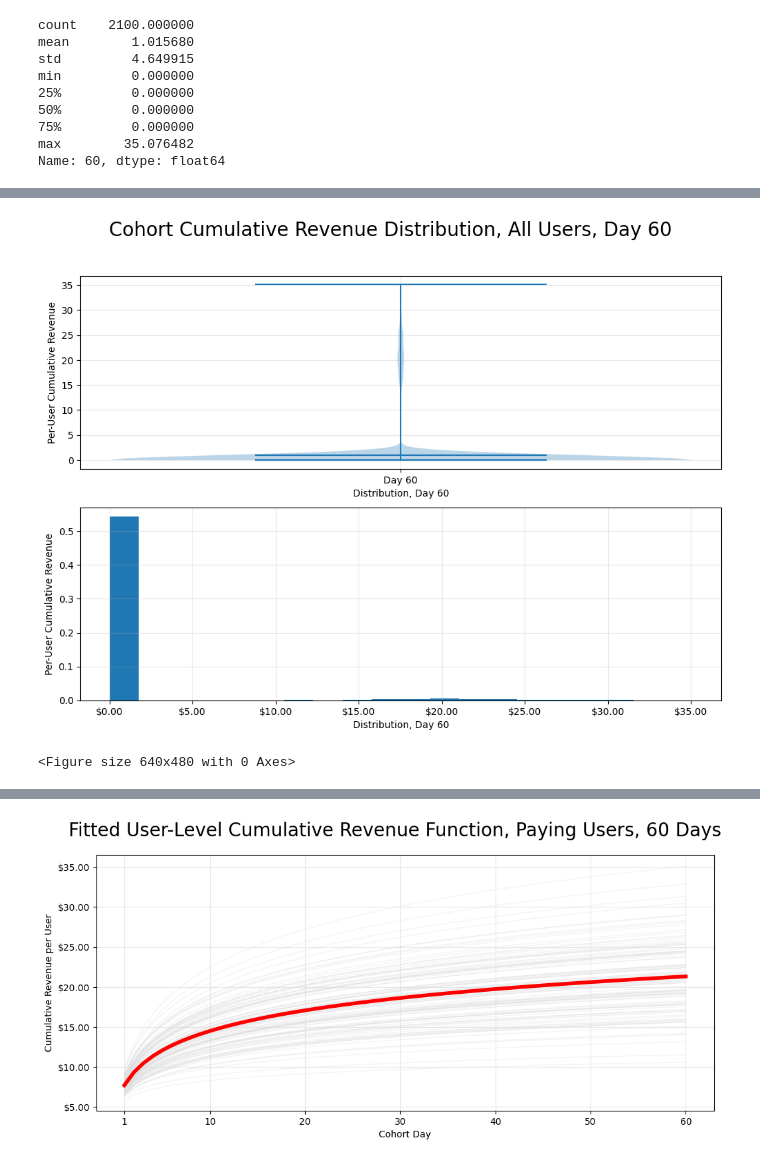
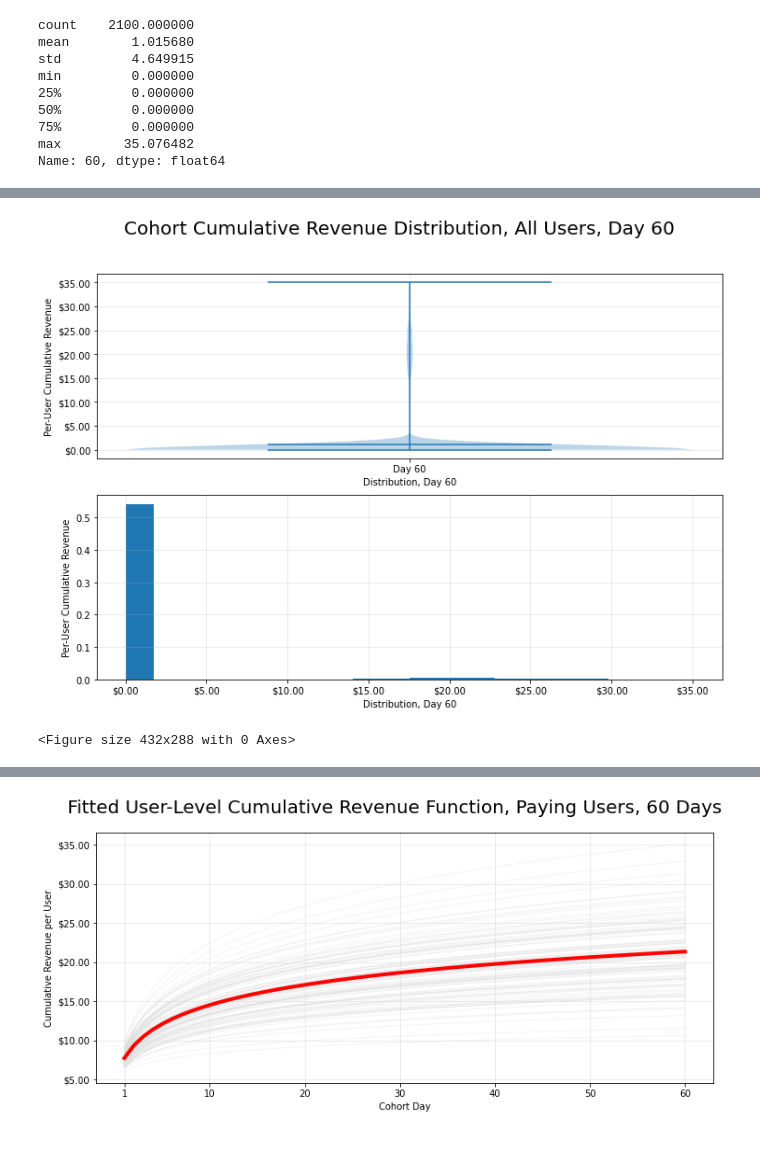
Before and after one commit to ESeufert/MDM_POSTS, a Jupyter notebook: POSTS/bootstrap_ltv/notebook.ipynb, the cells around one changed output, grey strips where cells are left out. Saved outputs shown, nothing was run; the diff lists cells and outputs as text; code cells hidden in the pictures.

```diff
--- a/POSTS/bootstrap_ltv/notebook.ipynb
+++ b/POSTS/bootstrap_ltv/notebook.ipynb
@@ -100,36 +100,36 @@ fig, axes = plt.subplots( 2, 1, figsize=( 12, 8 ) )
 ## violin plot
 axes[ 0 ].violinplot( users_df.loc[ :, 60 ],
                   showmeans=True,
                   showmedians=False )
 
 axes[ 0 ].grid( alpha=0.3 )
 
 y_tick = mtick.StrMethodFormatter( '${x:,.2f}' )
-ax.yaxis.set_major_formatter( y_tick )
+axes[ 0 ].yaxis.set_major_formatter( y_tick )
 
 axes[ 0 ].set_xlabel( "Distribution, Day 60" )
 axes[ 0 ].set_ylabel( "Per-User Cumulative Revenue" )
 
 axes[ 0 ].set_xticks( [ 1 ] )
 axes[ 0 ].set_xticklabels( [ "Day 60" ] )
 
 ## histogram
 axes[ 1 ].hist( users_df.loc[ :, 60 ], density=True, bins=20 )
 axes[ 1 ].grid( alpha=0.3 )
 
 x_tick = mtick.StrMethodFormatter( '${x:,.2f}' )
 axes[ 1 ].xaxis.set_major_formatter( x_tick )
 
 axes[ 1 ].set_xlabel( "Distribution, Day 60" )
 axes[ 1 ].set_ylabel( "Per-User Cumulative Revenue" )
 
 plt.suptitle( "Cohort Cumulative Revenue Distribution, All Users, Day 60", fontsize=20 )
 
 plt.show()
 plt.tight_layout()
 # %% [output]
-[figure, old version]
+[figure, new version]
-<Figure size 640x480 with 0 Axes>
+<Figure size 432x288 with 0 Axes>
 # %%
 ###
 
@@ -151,14 +151,13 @@ plt.show()
 # %% [output]
 [figure]
 # %%
-x_data = np.concatenate( [ x ] * len( non_zero_users ) )
+x_data = np.concatenate( [ x ] * len( paying_users_df ) )
 y_data = paying_users_df[ x ].values.flatten()
 popt, pcov = curve_fit( rev_function, x_data, y_data )
 
 fitted_values = [ rev_function( x_val, *popt ) for x_val in x ]
 
-## plot violin plus fitted values
-
+## plot
 fig, ax = plt.subplots( 1, 1, figsize=( 12, 5 ) )
 
 for i, row in paying_users_df.iterrows():
@@ -169,7 +168,6 @@ ax.plot( x, fitted_values, linewidth=4, color='red', linestyle='solid' )
 ax.grid( alpha=0.3 )
 ax.set_xticks( [ x_val for x_val in x if x_val in [ 1, 60 ] or x_val % 10 == 0  ] )
 
-y_tick = mtick.StrMethodFormatter( '${x:,.2f}' )
 ax.yaxis.set_major_formatter( y_tick )
 
 ax.set_xlabel( "Cohort Day" )
@@ -179,5 +177,5 @@ plt.suptitle( "Fitted User-Level Cumulative Revenue Function, Paying Users, 60 D
 
 plt.show()
 # %% [output]
-[figure, old version]
+[figure, new version]
 # %%
```
Also changed, not shown: parts of 4 cells of this notebook.
